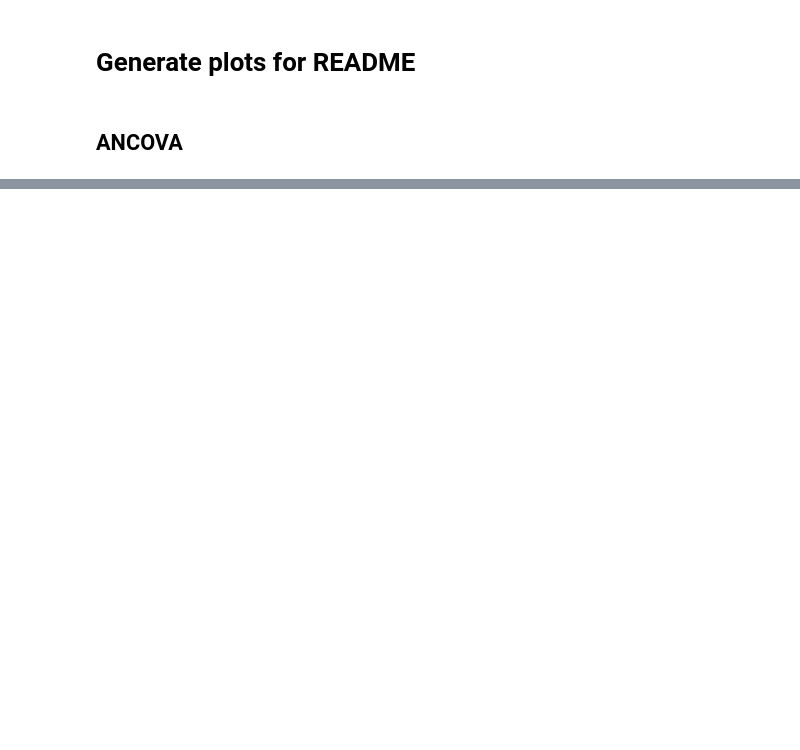
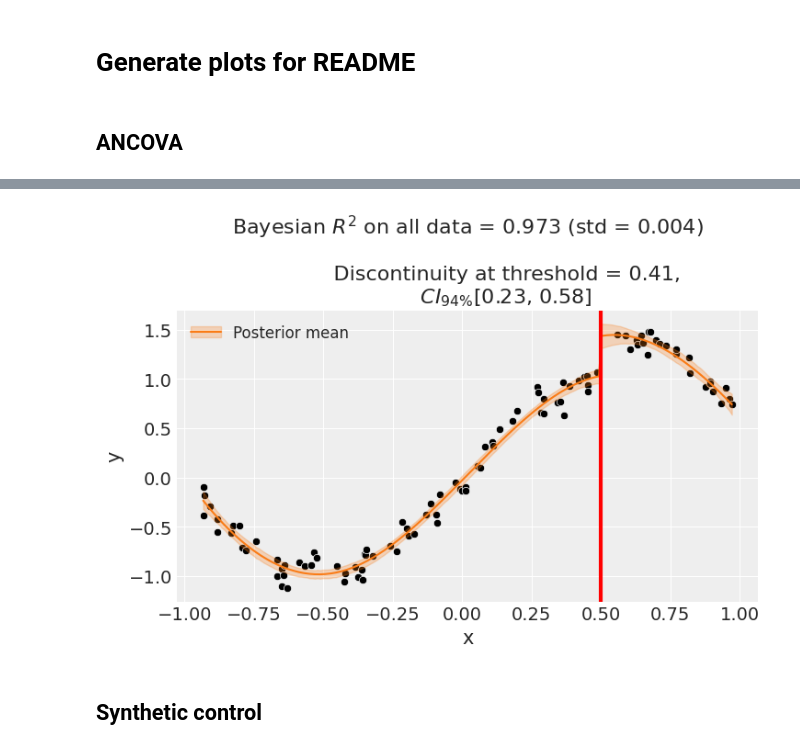
Before and after one commit to pymc-labs/CausalPy, a Jupyter notebook: docs/notebooks/generate_plots.ipynb, the cells around one changed output, grey strips where cells are left out. Drawn from its saved outputs; the diff is of its cells as text; code cells hidden in the pictures; blank space fills up the shorter version.

```diff
--- a/docs/notebooks/generate_plots.ipynb
+++ b/docs/notebooks/generate_plots.ipynb
@@ -34,0 +68,9 @@ Sampling: [y_hat]
+# %%
+df = cp.load_data("rd")
+# %%
+result = cp.pymc_experiments.RegressionDiscontinuity(
+    df,
+    formula="y ~ 1 + bs(x, df=6) + treated",
+    model=cp.pymc_models.LinearRegression(),
+    treatment_threshold=0.5,
+)
@@ -34,0 +89,9 @@ Sampling: [y_hat]
+# %%
+fig, ax = result.plot()
+plt.savefig(
+    "../../img/regression_discontinuity_pymc", bbox_inches="tight", pad_inches=0.1
+)
+# %% [output]
+[figure, added]
+# %% [markdown]
+## Synthetic control
```
Also changed, not shown: parts of 11 cells of this notebook, 4 other files.
